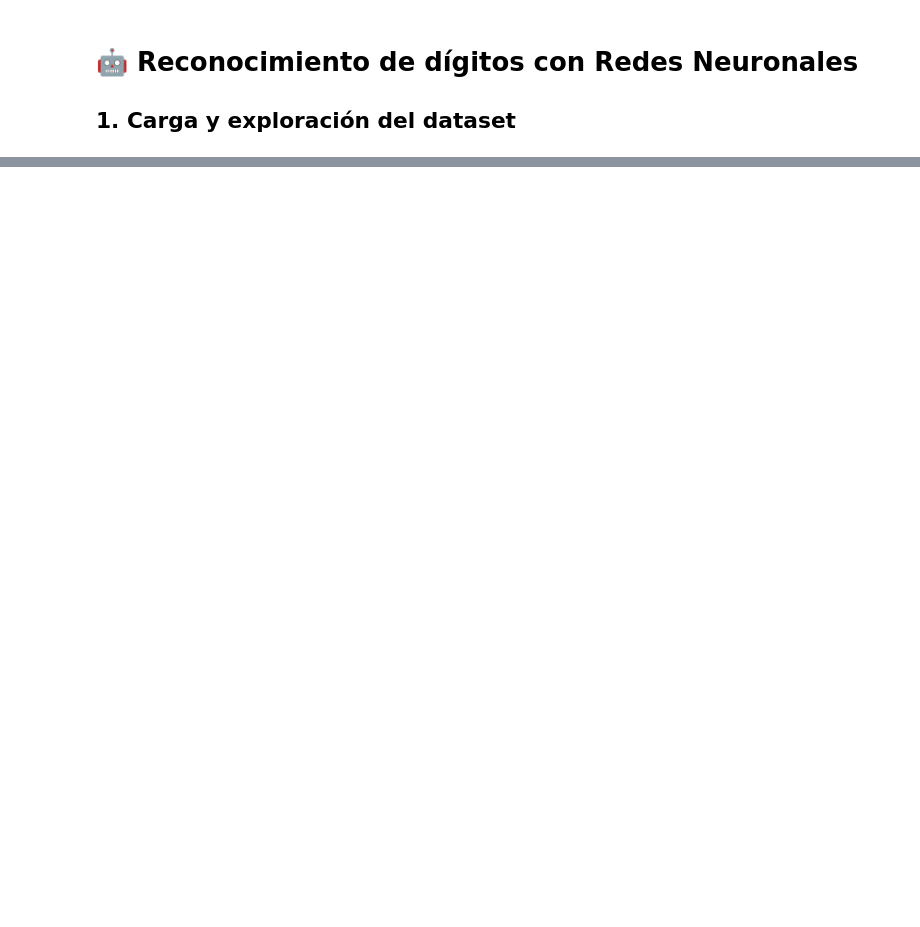
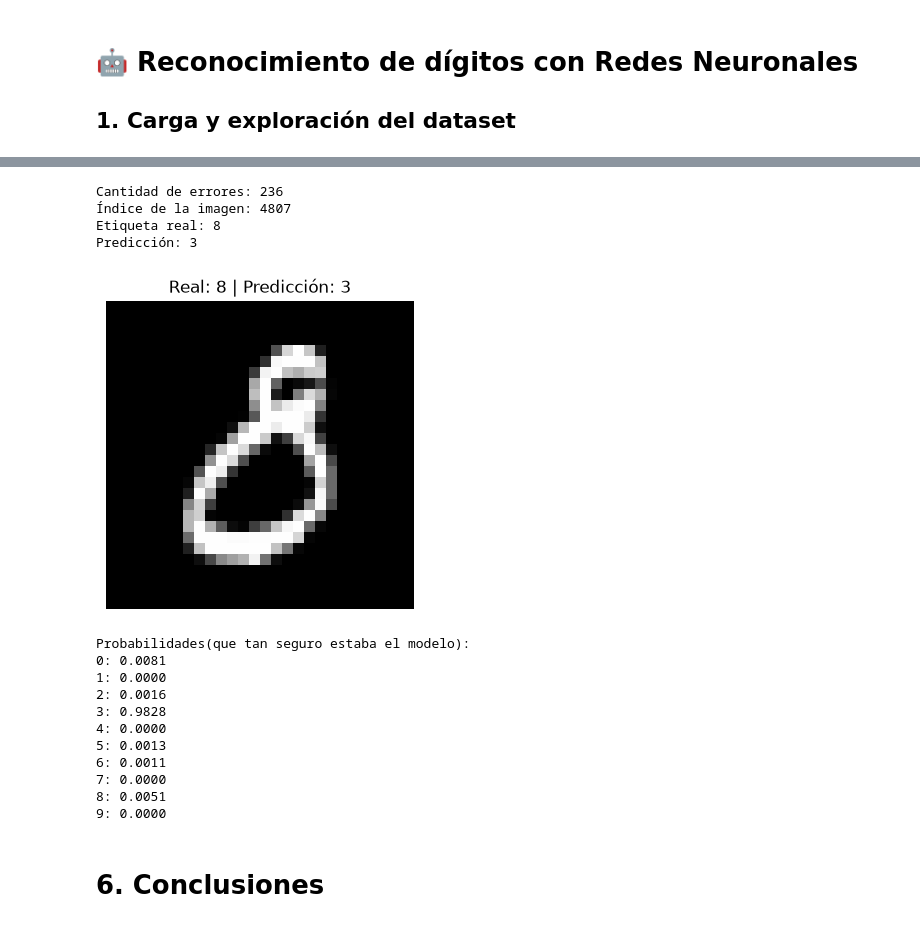
Before and after one commit to oscarmolmedo/TheHacht, a Jupyter notebook: Redes_Neuronales/01_mnist.ipynb, the cells around one changed output, grey strips where cells are left out. Drawn from its saved outputs; the diff is of its cells as text; code cells hidden in the pictures; blank space fills up the shorter version.

```diff
--- a/Redes_Neuronales/01_mnist.ipynb
+++ b/Redes_Neuronales/01_mnist.ipynb
@@ -26,0 +408,44 @@ plt.show()
+# %%
+import random
+incorrectos = np.where(y_test != y_pred)[0]
+
+print("Cantidad de errores:", len(incorrectos))
+
+i = random.choice(incorrectos)
+
+print("Índice de la imagen:", i)
+print("Etiqueta real:", y_test[i])
+print("Predicción:", y_pred[i])
+
+plt.figure(figsize=(4, 4))
+plt.imshow(X_test[i], cmap="gray")
+plt.title(
+    f"Real: {y_test[i]} | Predicción: {y_pred[i]}"
+)
+
+plt.axis("off")
+plt.show()
+
+
+print("Probabilidades(que tan seguro estaba el modelo):")
+for clase, probabilidad in enumerate(y_pred_prob[i]):
+    print(f"{clase}: {probabilidad:.4f}")
+# %% [output]
+Cantidad de errores: 236
+Índice de la imagen: 4807
+Etiqueta real: 8
+Predicción: 3
+[figure, added]
+Probabilidades(que tan seguro estaba el modelo):
+0: 0.0081
+1: 0.0000
+2: 0.0016
+3: 0.9828
+4: 0.0000
+5: 0.0013
+6: 0.0011
+7: 0.0000
+8: 0.0051
+9: 0.0000
+# %% [markdown]
+# 6. Conclusiones
```
Also changed, not shown: parts of 36 cells of this notebook.
